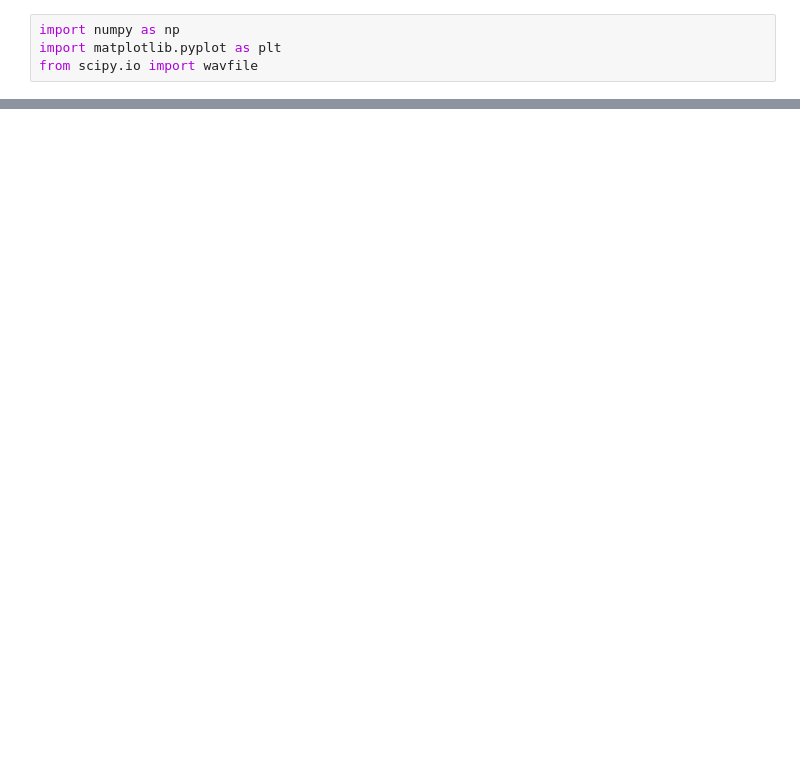
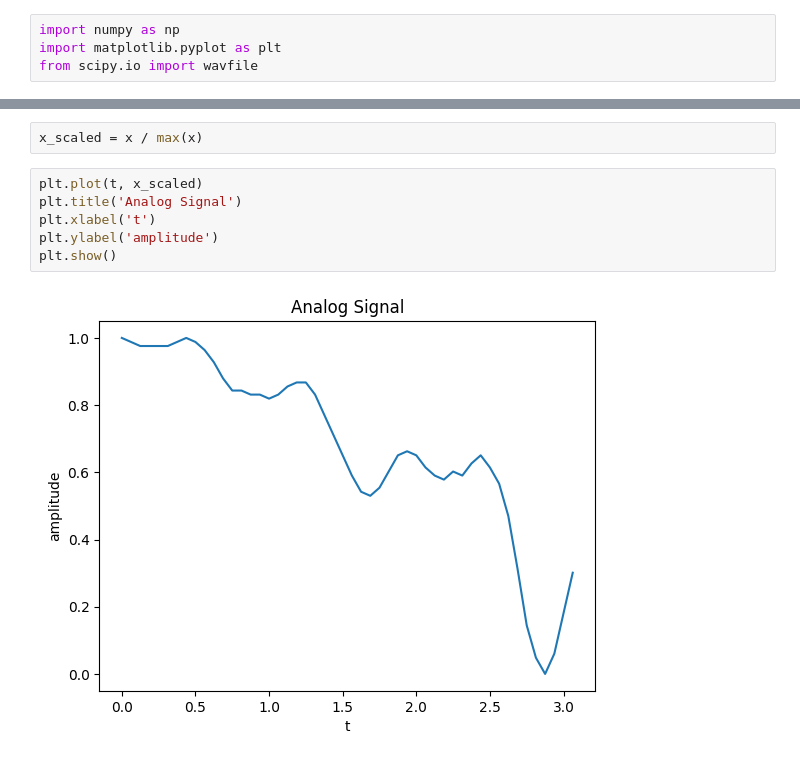
Before and after one commit to moez-rd/sinsis, a Jupyter notebook: notebook.ipynb, the cells around one changed output, grey strips where cells are left out. Drawn from its saved outputs; the diff is of its cells as text; blank space fills up the shorter version.

```diff
--- a/notebook.ipynb
+++ b/notebook.ipynb
@@ -21,3 +21,13 @@ plt.show()
+# %%
+x_scaled = x / max(x)
+# %%
+plt.plot(t, x_scaled)
+plt.title('Analog Signal')
+plt.xlabel('t')
+plt.ylabel('amplitude')
+plt.show()
+# %% [output]
+[figure, added]
 # %%
 n = t
 
```
Also changed, not shown: parts of 6 cells of this notebook.
